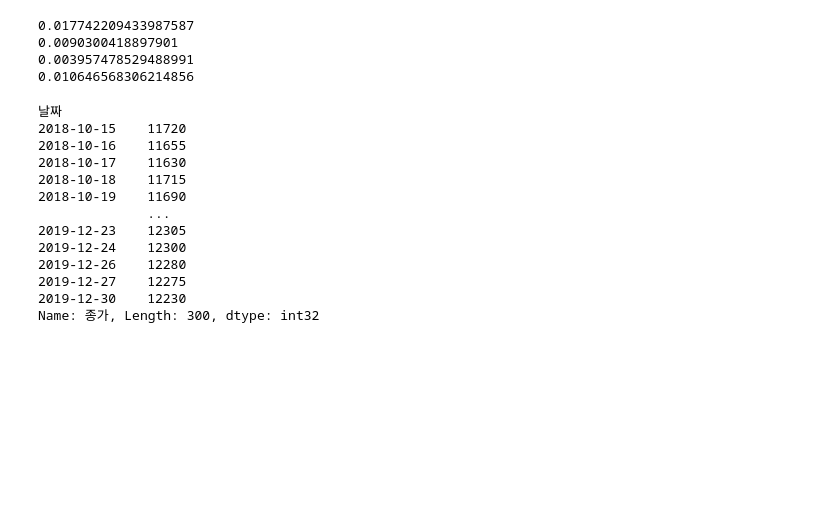
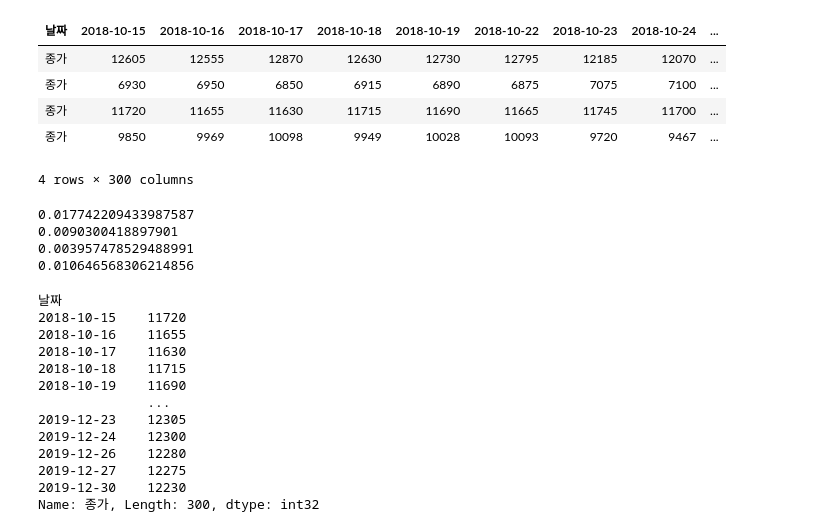
Before and after one commit to yunhacho/jupyterNotebook, a Jupyter notebook: QuantStudy_SharpRatio.ipynb, the cells around one changed output. Saved outputs shown, nothing was run; the diff lists cells and outputs as text; code cells hidden in the pictures; blank space fills up the shorter version.

```diff
--- a/QuantStudy_SharpRatio.ipynb
+++ b/QuantStudy_SharpRatio.ipynb
@@ -11,6 +11,15 @@ srt = "20140101"
 end = "20191231"
 for i in range(0, N):
     stocks_data.append(stock.get_market_ohlcv_by_date(srt, end, ETF_ticker[i])["종가"][-300:])#룩백윈도우는 300일
+# %%
+pd.DataFrame(stocks_data)
+# %% [output]
+| 날짜 | 2018-10-15 | 2018-10-16 | 2018-10-17 | 2018-10-18 | 2018-10-19 | 2018-10-22 | 2018-10-23 | 2018-10-24 | ... |
+| 종가 | 12605 | 12555 | 12870 | 12630 | 12730 | 12795 | 12185 | 12070 | ... |
+| 종가 | 6930 | 6950 | 6850 | 6915 | 6890 | 6875 | 7075 | 7100 | ... |
+| 종가 | 11720 | 11655 | 11630 | 11715 | 11690 | 11665 | 11745 | 11700 | ... |
+| 종가 | 9850 | 9969 | 10098 | 9949 | 10028 | 10093 | 9720 | 9467 | ... |
+4 rows × 300 columns
 # %%
 rf = 0.015 #벤치마크(무위험)수익률은 1.5%로 고정되어있다고 가정.
 w = [1/N for i in range(0,N)]
```
Also changed, not shown: 3 other files.
